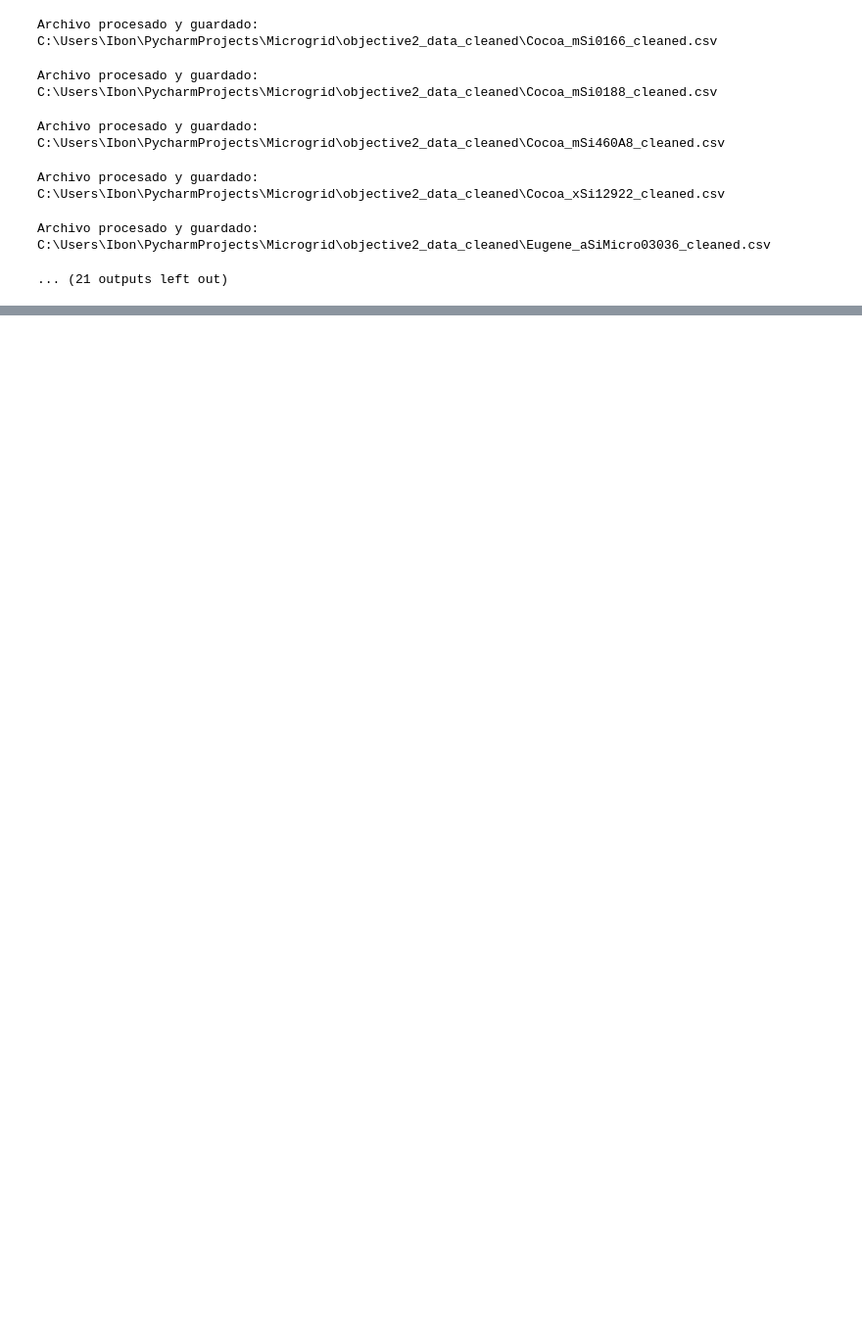
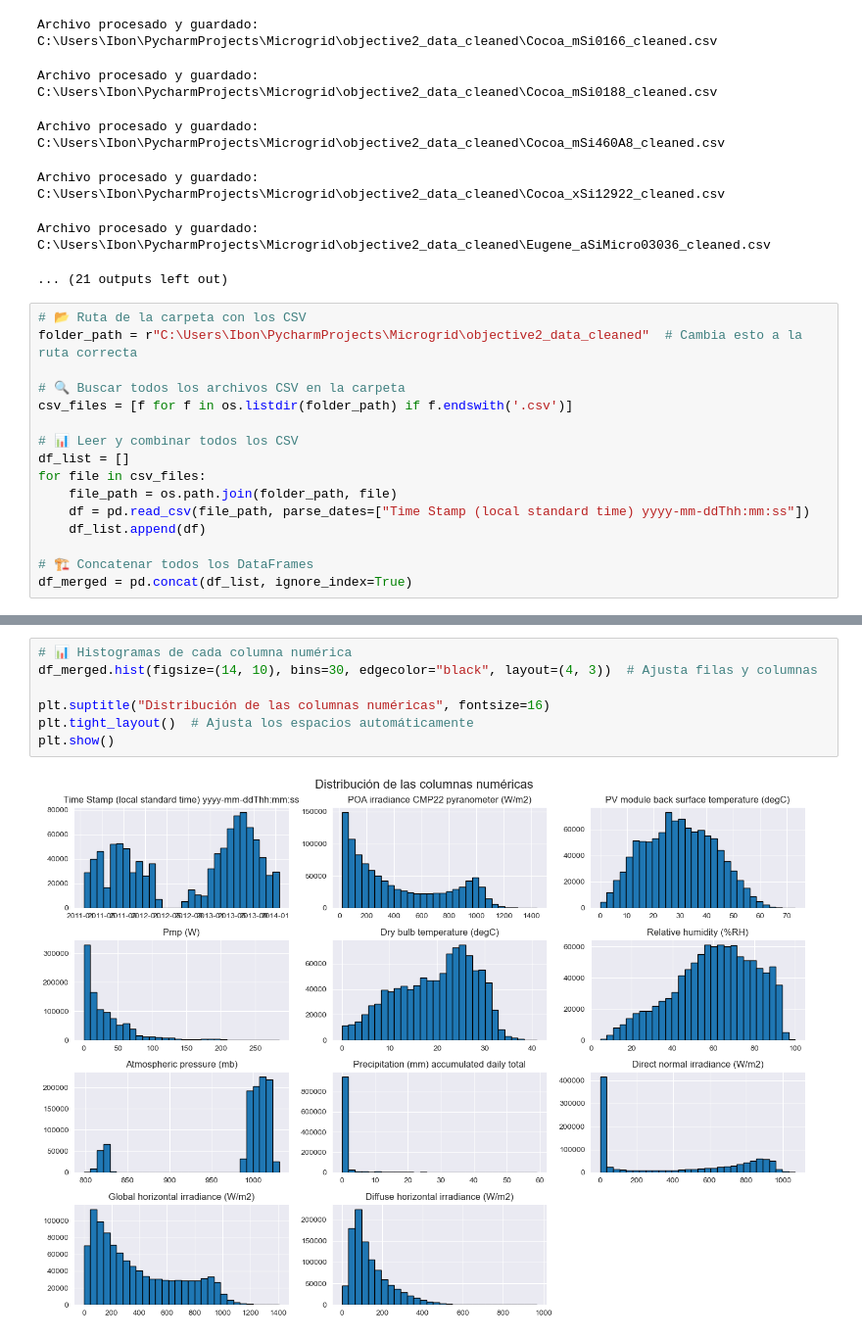
Before and after one commit to ibonsotoa/Microgrid, a Jupyter notebook: Exploration/Objective2.ipynb, the cells around one changed output, grey strips where cells are left out. Shown at 98% size. Saved outputs shown, nothing was run; the diff lists cells and outputs as text; blank space fills up the shorter version.

Commit message:
Data prepocessing

```diff
--- a/Exploration/Objective2.ipynb
+++ b/Exploration/Objective2.ipynb
@@ -215,3 +217,19 @@ Archivo procesado y guardado: C:\Users\Ibon\PycharmProjects\Microgrid\objective2
 Archivo procesado y guardado: C:\Users\Ibon\PycharmProjects\Microgrid\objective2_data_cleaned\Cocoa_xSi12922_cleaned.csv
 Archivo procesado y guardado: C:\Users\Ibon\PycharmProjects\Microgrid\objective2_data_cleaned\Eugene_aSiMicro03036_cleaned.csv
 ... (21 outputs left out)
+# %%
+# 📂 Ruta de la carpeta con los CSV
+folder_path = r"C:\Users\Ibon\PycharmProjects\Microgrid\objective2_data_cleaned"  # Cambia esto a la ruta correcta
+
+# 🔍 Buscar todos los archivos CSV en la carpeta
+csv_files = [f for f in os.listdir(folder_path) if f.endswith('.csv')]
+
+# 📊 Leer y combinar todos los CSV
+df_list = []
+for file in csv_files:
+    file_path = os.path.join(folder_path, file)
+    df = pd.read_csv(file_path, parse_dates=["Time Stamp (local standard time) yyyy-mm-ddThh:mm:ss"])
+    df_list.append(df)
+
+# 🏗️ Concatenar todos los DataFrames
+df_merged = pd.concat(df_list, ignore_index=True)
@@ -217,0 +291,9 @@ Archivo procesado y guardado: C:\Users\Ibon\PycharmProjects\Microgrid\objective2
+# %%
+# 📊 Histogramas de cada columna numérica
+df_merged.hist(figsize=(14, 10), bins=30, edgecolor="black", layout=(4, 3))  # Ajusta filas y columnas
+
+plt.suptitle("Distribución de las columnas numéricas", fontsize=16)
+plt.tight_layout()  # Ajusta los espacios automáticamente
+plt.show()
+# %% [output]
+[figure, added]
```
Also changed, not shown: parts of 4 cells of this notebook, 1 other file.
